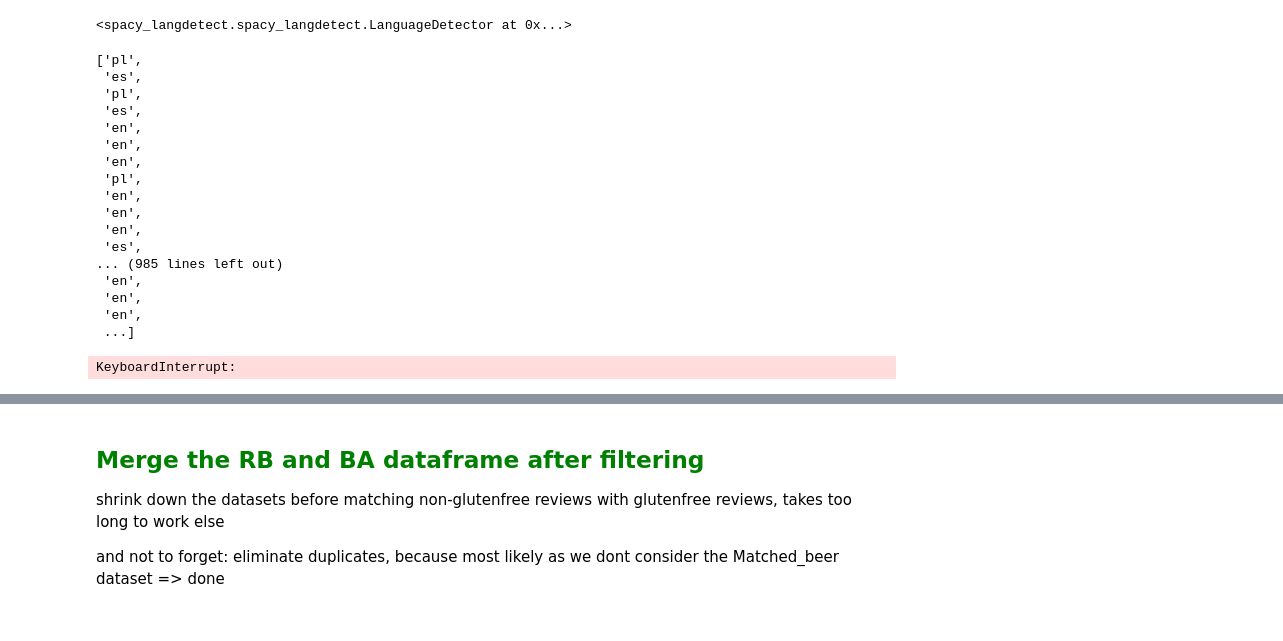
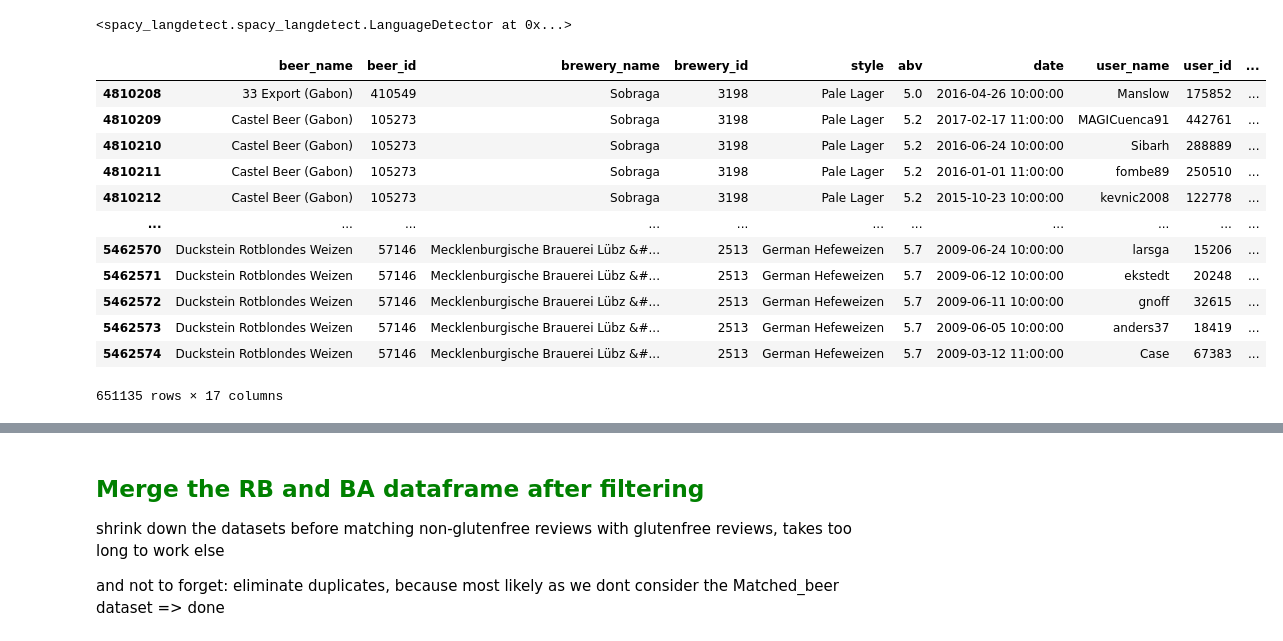
Before and after one commit to epfl-ada/ada-2023-project-adarescueteam, a Jupyter notebook: code/P3.ipynb, the cells around one changed output, grey strips where cells are left out. Saved outputs shown, nothing was run; the diff lists cells and outputs as text; code cells hidden in the pictures.

Commit message:
nlp on first slice of reviewed beers filtered by style

```diff
--- a/code/P3.ipynb
+++ b/code/P3.ipynb
@@ -192,3 +205,13 @@ Finally, we only want to focus on the reviews that are either english or french,
+# %%
+# the more efficient way..
+parts = 7
+length = (len(reviews_style) // parts) + 1
+split_reviews = []
+for i in range(parts):
+    start_idx = i * length
+    end_idx = min((i + 1) * length, len(reviews_style))
+    split_reviews.append(reviews_style.iloc[start_idx:end_idx, :])
+reviews_style_1, reviews_style_2, reviews_style_3, reviews_style_4, reviews_style_5, reviews_style_6, reviews_style_7 = split_reviews #call parts either with split_reviews[0] or reviews_style_xy
 # %%
 import spacy
 from spacy.language import Language
@@ -202,37 +225,15 @@ Language.factory("language_detector", func=get_lang_detector)
 nlp.add_pipe('language_detector', last=True)
 # %% [output]
 <spacy_langdetect.spacy_langdetect.LanguageDetector at 0x...>
-# %%
-reviews_languages
-# %% [output]
-['pl',
- 'es',
- 'pl',
- 'es',
- 'en',
- 'en',
- 'en',
- 'pl',
- 'en',
- 'en',
- 'en',
- 'es',
-... (985 lines left out)
- 'en',
- 'en',
- 'en',
- ...]
 # %%
 reviews_languages = []
 
-for row in tqdm(range(len(reviews_style))):
+for row in tqdm(range(len(reviews_style_1))):
     try:
-        doc = nlp(reviews_style['text'].iloc[row])
+        doc = nlp(reviews_style_1['text'].iloc[row])
         reviews_languages.append(doc._.language['language'])
     except Exception as e:
         reviews_languages.append(np.nan)
-# %% [output]
-KeyboardInterrupt:
 # %%
 from multiprocessing import Pool, cpu_count
 
@@ -260,3 +261,19 @@ with Pool(cpu_count() - 1) as p:
 
 for result in results:
     reviews_languages.extend(result)
+# %%
+reviews_style_1
+# %% [output]
+|  | beer_name | beer_id | brewery_name | brewery_id | style | abv | date | user_name | user_id | ... |
+| 4810208 | 33 Export (Gabon) | 410549 | Sobraga | 3198 | Pale Lager | 5.0 | 2016-04-26 10:00:00 | Manslow | 175852 | ... |
+| 4810209 | Castel Beer (Gabon) | 105273 | Sobraga | 3198 | Pale Lager | 5.2 | 2017-02-17 11:00:00 | MAGICuenca91 | 442761 | ... |
+| 4810210 | Castel Beer (Gabon) | 105273 | Sobraga | 3198 | Pale Lager | 5.2 | 2016-06-24 10:00:00 | Sibarh | 288889 | ... |
+| 4810211 | Castel Beer (Gabon) | 105273 | Sobraga | 3198 | Pale Lager | 5.2 | 2016-01-01 11:00:00 | fombe89 | 250510 | ... |
+| 4810212 | Castel Beer (Gabon) | 105273 | Sobraga | 3198 | Pale Lager | 5.2 | 2015-10-23 10:00:00 | kevnic2008 | 122778 | ... |
+| ... | ... | ... | ... | ... | ... | ... | ... | ... | ... | ... |
+| 5462570 | Duckstein Rotblondes Weizen | 57146 | Mecklenburgische Brauerei Lübz &#... | 2513 | German Hefeweizen | 5.7 | 2009-06-24 10:00:00 | larsga | 15206 | ... |
+| 5462571 | Duckstein Rotblondes Weizen | 57146 | Mecklenburgische Brauerei Lübz &#... | 2513 | German Hefeweizen | 5.7 | 2009-06-12 10:00:00 | ekstedt | 20248 | ... |
+| 5462572 | Duckstein Rotblondes Weizen | 57146 | Mecklenburgische Brauerei Lübz &#... | 2513 | German Hefeweizen | 5.7 | 2009-06-11 10:00:00 | gnoff | 32615 | ... |
+| 5462573 | Duckstein Rotblondes Weizen | 57146 | Mecklenburgische Brauerei Lübz &#... | 2513 | German Hefeweizen | 5.7 | 2009-06-05 10:00:00 | anders37 | 18419 | ... |
+| 5462574 | Duckstein Rotblondes Weizen | 57146 | Mecklenburgische Brauerei Lübz &#... | 2513 | German Hefeweizen | 5.7 | 2009-03-12 11:00:00 | Case | 67383 | ... |
+651135 rows × 17 columns
```
Also changed, not shown: parts of 4 cells of this notebook.
